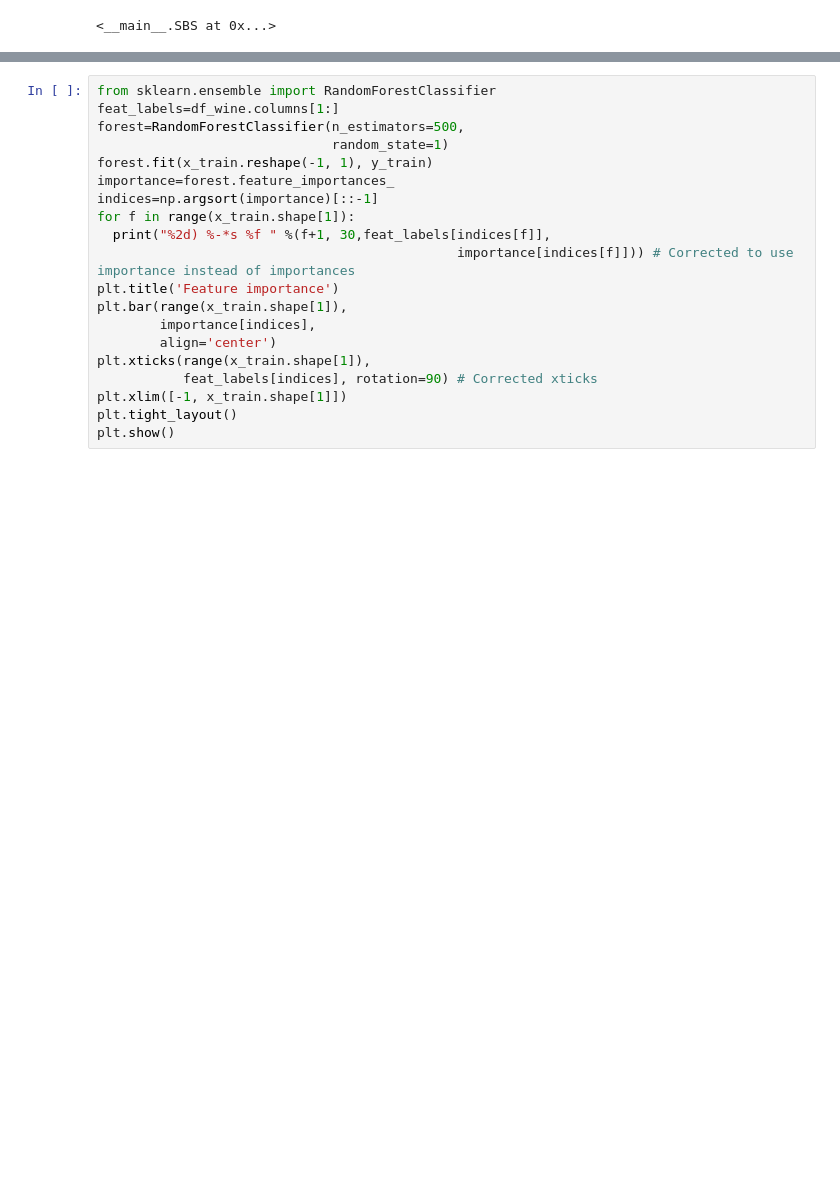
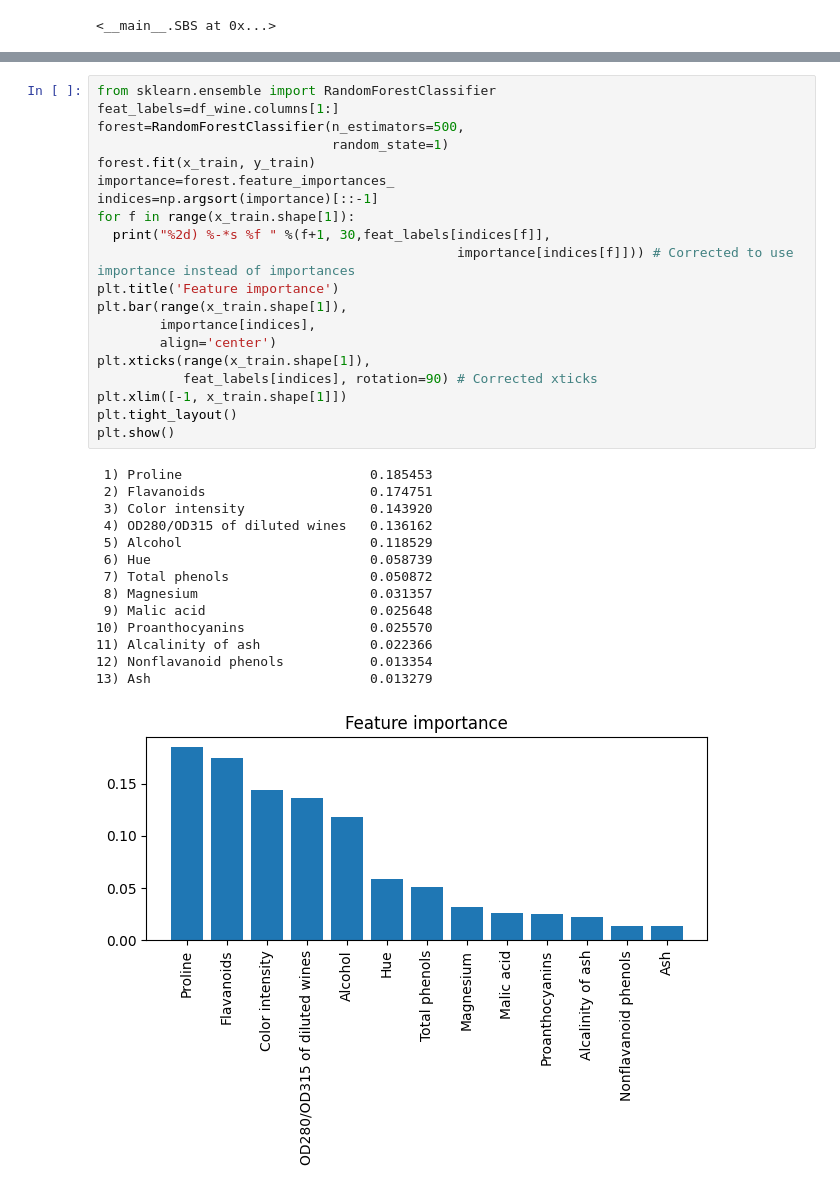
Before and after one commit to afif-af/ml_pytorch_scikitlearn, a Jupyter notebook: Chapter04ml_pytorch.ipynb, the cells around one changed output, grey strips where cells are left out. Drawn from its saved outputs; the diff is of its cells as text; blank space fills up the shorter version.

```diff
--- a/Chapter04ml_pytorch.ipynb
+++ b/Chapter04ml_pytorch.ipynb
@@ -448,23 +457,38 @@ print('Test accuracy:', knn.score(x_test_std[:,k3], y_test))
 # %%
 from sklearn.ensemble import RandomForestClassifier
 feat_labels=df_wine.columns[1:]
 forest=RandomForestClassifier(n_estimators=500,
                               random_state=1)
-forest.fit(x_train.reshape(-1, 1), y_train)
+forest.fit(x_train, y_train)
 importance=forest.feature_importances_
 indices=np.argsort(importance)[::-1]
 for f in range(x_train.shape[1]):
   print("%2d) %-*s %f " %(f+1, 30,feat_labels[indices[f]],
                                               importance[indices[f]])) # Corrected to use importance instead of importances
 plt.title('Feature importance')
 plt.bar(range(x_train.shape[1]),
         importance[indices],
         align='center')
 plt.xticks(range(x_train.shape[1]),
            feat_labels[indices], rotation=90) # Corrected xticks
 plt.xlim([-1, x_train.shape[1]])
 plt.tight_layout()
 plt.show()
+# %% [output]
+ 1) Proline                        0.185453
+ 2) Flavanoids                     0.174751
+ 3) Color intensity                0.143920
+ 4) OD280/OD315 of diluted wines   0.136162
+ 5) Alcohol                        0.118529
+ 6) Hue                            0.058739
+ 7) Total phenols                  0.050872
+ 8) Magnesium                      0.031357
+ 9) Malic acid                     0.025648
+10) Proanthocyanins                0.025570
+11) Alcalinity of ash              0.022366
+12) Nonflavanoid phenols           0.013354
+13) Ash                            0.013279
+[figure, added]
 # %%
 from sklearn.feature_selection import SelectFromModel
 sfm=SelectFromModel(forest, threshold=0.1, prefit=True)
```
Also changed, not shown: parts of 15 cells of this notebook.
